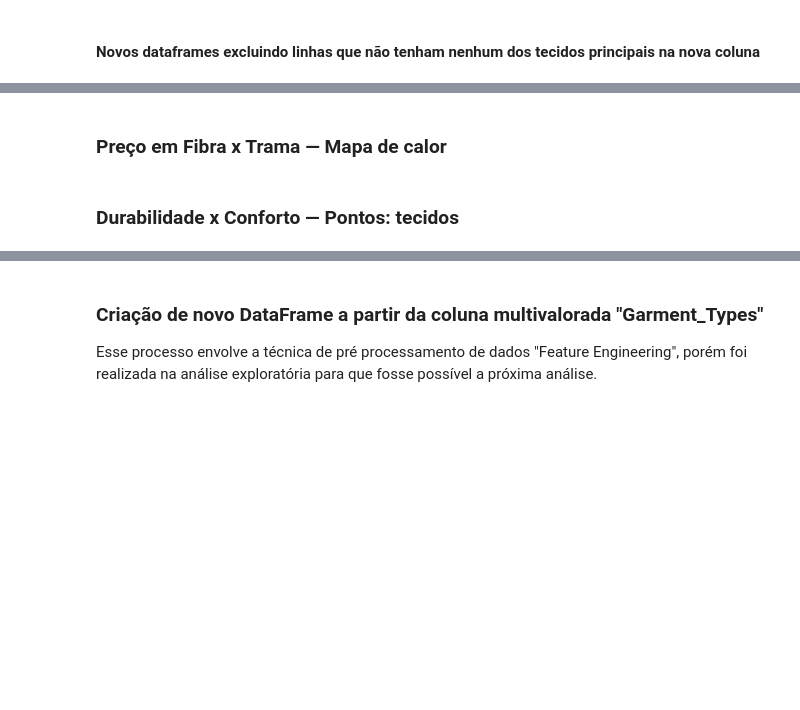
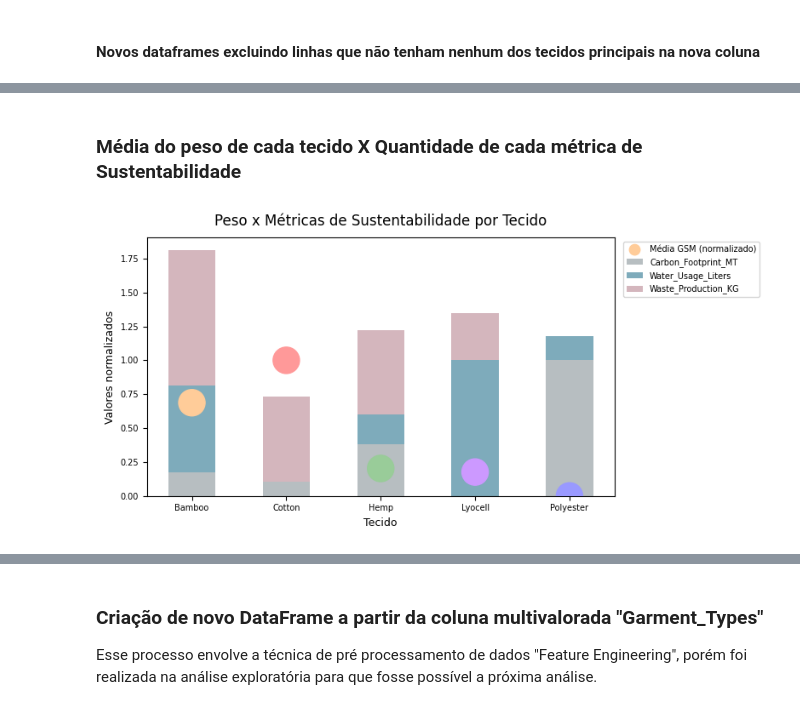
Before and after one commit to rebecapaes/MVP-posgrad-analise-dados, a Jupyter notebook: MVP_AnáliseDeDados_RebecaPaes.ipynb, the cells around one changed output, grey strips where cells are left out. Drawn from its saved outputs; the diff is of its cells as text; code cells hidden in the pictures; blank space fills up the shorter version.

```diff
--- a/MVP_AnáliseDeDados_RebecaPaes.ipynb
+++ b/MVP_AnáliseDeDados_RebecaPaes.ipynb
@@ -424,3 +422,7 @@ Conclusão:
 Apenas o atributo "Certifications" possui uma quantidade de valores validos **menor** que a quantidade de linhas.
 
 Como nos detalhes da página do kaggle esses valores NaN aparecem como 'None', será considerado para fins de análises exploratórias esses valores como "No certification/sem certificação"
+# %%
+df_sustainable['Certifications'] = df_sustainable['Certifications'].fillna('No_certifications')
+
+print(df_sustainable['Certifications'].unique())
@@ -551,0 +514,4 @@ print(df_sustainable_limpo['Tecido'].head(10))
+# %%
+# define df_properties_limpo como uma versão sem as amostras que não tem nenhum dos tecidos principais
+df_properties_limpo = df_properties_main_fabrics.dropna(subset=['tecido'])
+print(df_properties_limpo['tecido'].head(10))
@@ -551,0 +530,4 @@ print(df_sustainable_limpo['Tecido'].head(10))
+# %%
+# define df_sustainable_limpo como uma versão sem as amostras que não tem nenhum dos tecidos principais
+df_sustainable_limpo = df_sustainable_main_fabrics.dropna(subset=['tecido'])
+print(df_sustainable_limpo['tecido'].head(10))
@@ -655,2 +664,0 @@ plt.show()
-# %% [markdown]
-### Preço em Fibra x Trama — Mapa de calor
@@ -677,2 +664,0 @@ plt.show()
-# %% [markdown]
-### Durabilidade x Conforto — Pontos: tecidos
@@ -697,0 +665,46 @@ plt.show()
+# %% [markdown]
+### Média do peso de cada tecido X Quantidade de cada métrica de Sustentabilidade
+# %%
+metricas = ['Carbon_Footprint_MT', 'Water_Usage_Liters', 'Waste_Production_KG']
+
+# calculando média do peso por tecido
+media_gsm = df_properties_limpo.groupby('tecido')['gsm'].mean().reset_index()
+
+# calculando média das métricas por tecido e normalizar
+pivot = df_sustainable_limpo.groupby('tecido')[metricas].mean()
+pivot_norm = (pivot - pivot.min()) / (pivot.max() - pivot.min())
+pivot_norm = pivot_norm.reset_index()
+
+# normalizar gsm tambem para ficarem na mesma escala
+media_gsm['gsm_norm'] = (media_gsm['gsm'] - media_gsm['gsm'].min()) / (media_gsm['gsm'].max() - media_gsm['gsm'].min())
+
+fig, ax = plt.subplots(figsize=(8, 4))
+
+# barras empilhadas por baixo
+bottom = np.zeros(len(pivot_norm))
+cores_metricas = ['#879499', '#28738f', '#b88692']
+for j, metrica in enumerate(metricas):
+    ax.bar(pivot_norm['tecido'], pivot_norm[metrica],
+           bottom=bottom, alpha=0.6,
+           color=cores_metricas[j], label=metrica, width=0.5)
+    bottom += pivot_norm[metrica].values
+
+# scatterplot por cima
+ax.scatter(
+    media_gsm['tecido'],
+    media_gsm['gsm_norm'],
+    color=[cores_tecidos[t] for t in media_gsm['tecido']],
+    s=500,
+    zorder=5,
+    label='Média GSM (normalizado)'
+)
+
+ax.set_title('Peso x Métricas de Sustentabilidade por Tecido', fontsize=12, pad=10)
+ax.set_xlabel('Tecido', fontsize=9)
+ax.set_ylabel('Valores normalizados', fontsize=9)
+ax.tick_params(labelsize=7)
+ax.legend(fontsize=7, bbox_to_anchor=(1.01, 1), loc='upper left', markerscale=0.4)
+plt.tight_layout()
+plt.show()
+# %% [output]
+[figure, added]
```
Also changed, not shown: parts of 85 cells of this notebook.
